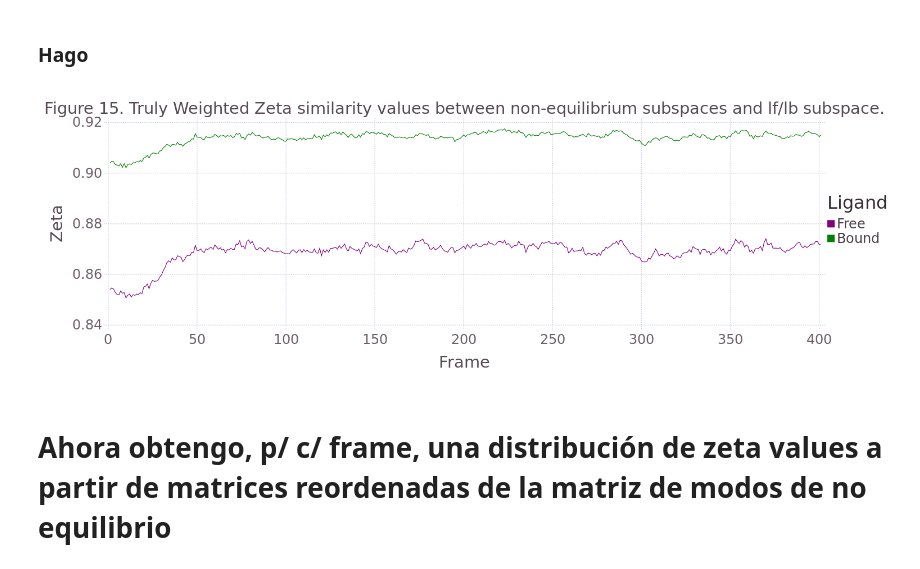
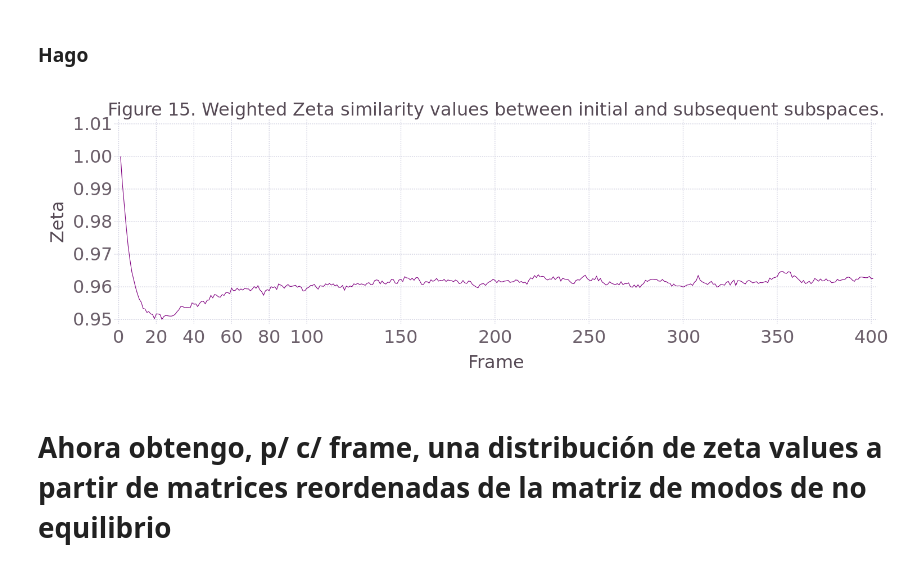
Before and after one commit to pgbarletta/pdz_gramm, a Jupyter notebook: src/long_min_cost_analysis.ipynb, the cells around one changed output. Cells and saved outputs as stored; diff of their text form; code cells hidden in the pictures.

```diff
--- a/src/long_min_cost_analysis.ipynb
+++ b/src/long_min_cost_analysis.ipynb
@@ -270,19 +268,17 @@ for i in 1:n_frames
 end
 # %%
-# Compila todo en un dataframe
-df_WWgramm_neq_lf_lb = DataFrame(Zeta = [ WWgramm_lf_neq; WWgramm_lb_neq ], Ligand = repeat(["Free"; "Bound"], inner = n_frames),
-Frame = [ collect(1:n_frames) ; collect(1:n_frames)])
+df_WWgramm_lb_neq = DataFrame(Zeta = WWgramm_lb_neq, Ligand = repeat(["Bound"], inner = n_frames),
+Frame = collect(1:n_frames))
 
 # Plot
-pdf_Wgramm_neq_lf_lb = plot(df_WWgramm_neq_lf_lb, x="Frame", y="Zeta", color = "Ligand", Geom.line,
-Guide.title("Figure 15. Truly Weighted Zeta similarity values between non-equilibrium subspaces and lf/lb subspace."),
-Scale.color_discrete_manual(colorant"purple", colorant"green"),
-Guide.xticks(ticks=collect(0:50:400)),
-Theme( grid_line_width=1pt,
-minor_label_font_size = 18pt, major_label_font_size = 22pt, key_title_font_size = 24pt,
-key_label_font_size = 18pt))
+pdf_WWgramm_lb_neq = plot(df_WWgramm_lb_neq, x="Frame", y="Zeta", Geom.line,
+Guide.title("Figure 15. Weighted Zeta similarity values between initial and subsequent subspaces."),
+Guide.xticks(ticks=[ collect(0:20:100) ; collect(150:50:400) ]),
+Theme(grid_line_width=1pt, default_color = colorant"Purple",
+minor_label_font_size = 24pt, major_label_font_size = 24pt, key_title_font_size = 0pt,
+key_label_font_size = 0pt))
 # %% [output]
-[figure, old version]
+[figure, new version]
 # %% [markdown]
 # Ahora obtengo, p/ c/ frame, una distribución de zeta values a partir de matrices reordenadas de la matriz de modos de no equilibrio
 # %% [markdown]
```
Also changed, not shown: parts of 7 cells of this notebook, 1 other file.
